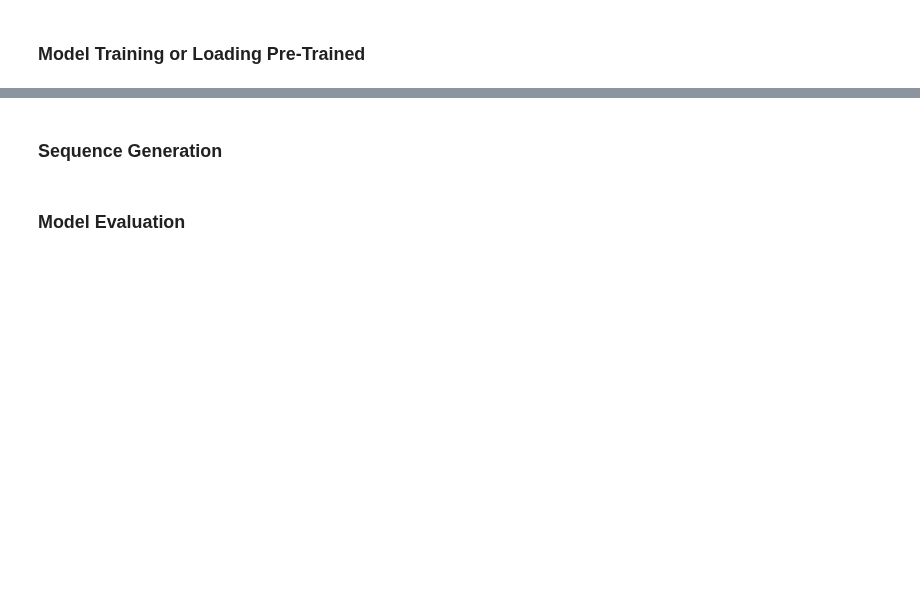
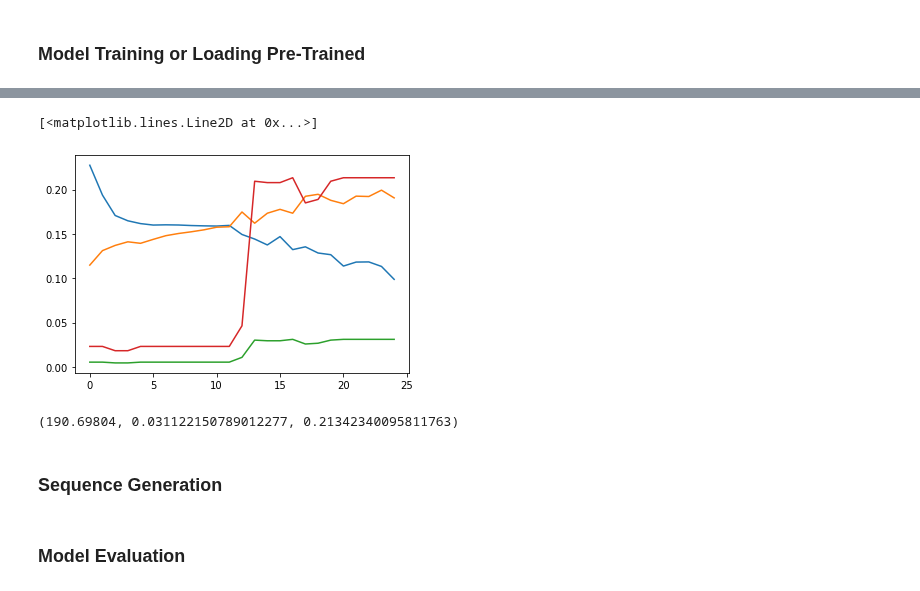
Before and after one commit to whatevernevermindbro/nl2ml-mirror, a Jupyter notebook: models_scripts/task2seq/task2seq.ipynb, the cells around one changed output, grey strips where cells are left out. Cells and saved outputs as stored; diff of their text form; code cells hidden in the pictures; blank space fills up the shorter version.

```diff
--- a/models_scripts/task2seq/task2seq.ipynb
+++ b/models_scripts/task2seq/task2seq.ipynb
@@ -551,3 +560,17 @@ np.min(train_losses)
+# %%
+plt.plot(train_losses)
+plt.plot(np.mean(val_ce, axis=1)/1000)
+plt.plot(np.mean(val_rr, axis=1))
+plt.plot(np.mean(val_rp, axis=1))
+# %% [output]
+[<matplotlib.lines.Line2D at 0x...>]
+[figure, added]
+# %%
+(np.mean(val_ce, axis=1))[best_epoch],\
+(np.mean(val_rr, axis=1))[best_epoch],\
+(np.mean(val_rp, axis=1))[best_epoch]
+# %% [output]
+(190.69804, 0.031122150789012277, 0.21342340095811763)
 # %%
 # checkpoint.restore(tf.train.latest_checkpoint(checkpoint_dir))
 # %% [markdown]
```
Also changed, not shown: parts of 19 cells of this notebook.
